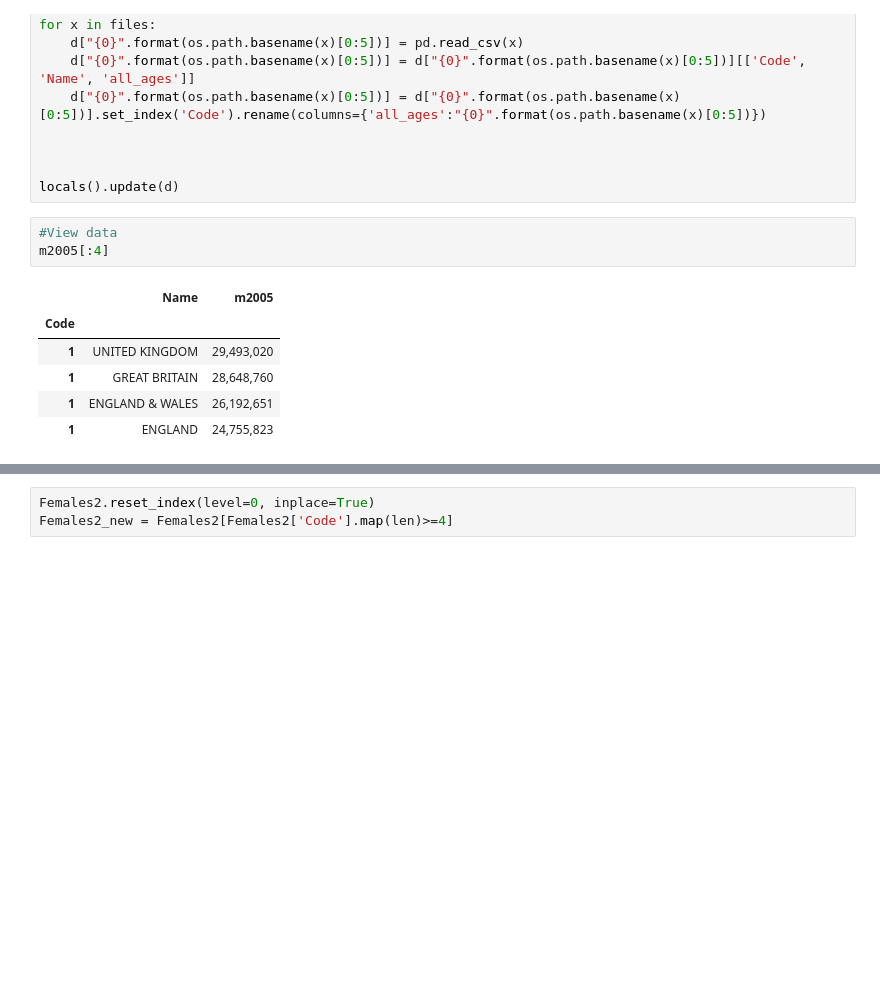
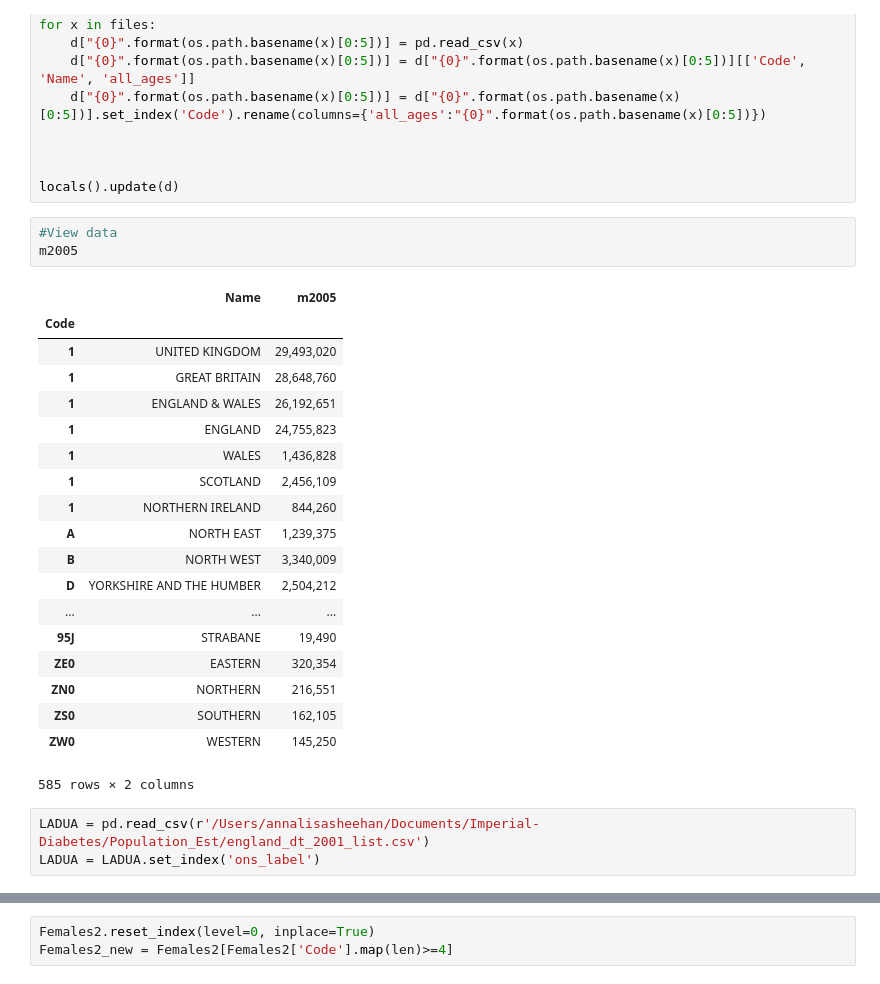
Before and after one commit to annalisasheehan/ICL_Diabetes, a Jupyter notebook: Aggregating_mid_pop_est.ipynb, the cells around one changed output, grey strips where cells are left out. Drawn from its saved outputs; the diff is of its cells as text; blank space fills up the shorter version.

```diff
--- a/Aggregating_mid_pop_est.ipynb
+++ b/Aggregating_mid_pop_est.ipynb
@@ -50,11 +50,27 @@ for x in files:
 locals().update(d)
 # %%
 #View data
-m2005[:4]
+m2005
 # %% [output]
 |  | Name | m2005 |
 | Code |  |  |
 | 1 | UNITED KINGDOM | 29,493,020 |
 | 1 | GREAT BRITAIN | 28,648,760 |
 | 1 | ENGLAND & WALES | 26,192,651 |
 | 1 | ENGLAND | 24,755,823 |
+| 1 | WALES | 1,436,828 |
+| 1 | SCOTLAND | 2,456,109 |
+| 1 | NORTHERN IRELAND | 844,260 |
+| A | NORTH EAST | 1,239,375 |
+| B | NORTH WEST | 3,340,009 |
+| D | YORKSHIRE AND THE HUMBER | 2,504,212 |
+| ... | ... | ... |
+| 95J | STRABANE | 19,490 |
+| ZE0 | EASTERN | 320,354 |
+| ZN0 | NORTHERN | 216,551 |
+| ZS0 | SOUTHERN | 162,105 |
+| ZW0 | WESTERN | 145,250 |
+585 rows × 2 columns
+# %%
+LADUA = pd.read_csv(r'/Users/annalisasheehan/Documents/Imperial-Diabetes/Population_Est/england_dt_2001_list.csv')
+LADUA = LADUA.set_index('ons_label')
```
Also changed, not shown: parts of 21 cells of this notebook.
